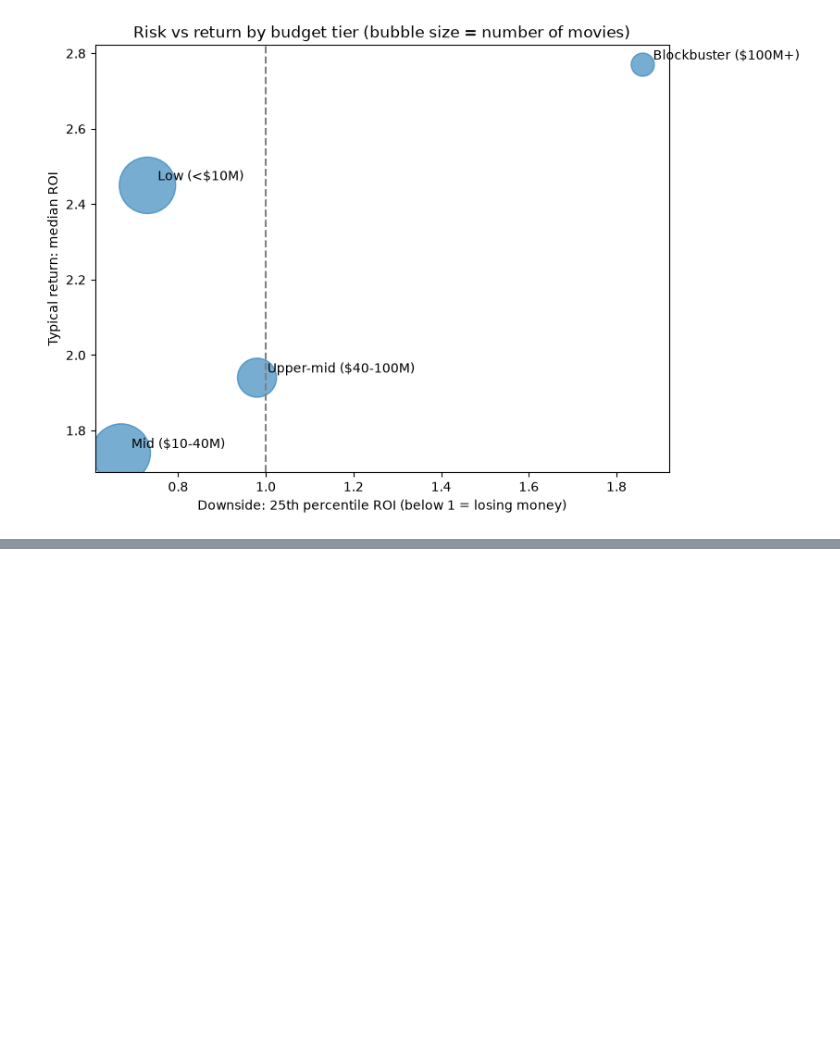
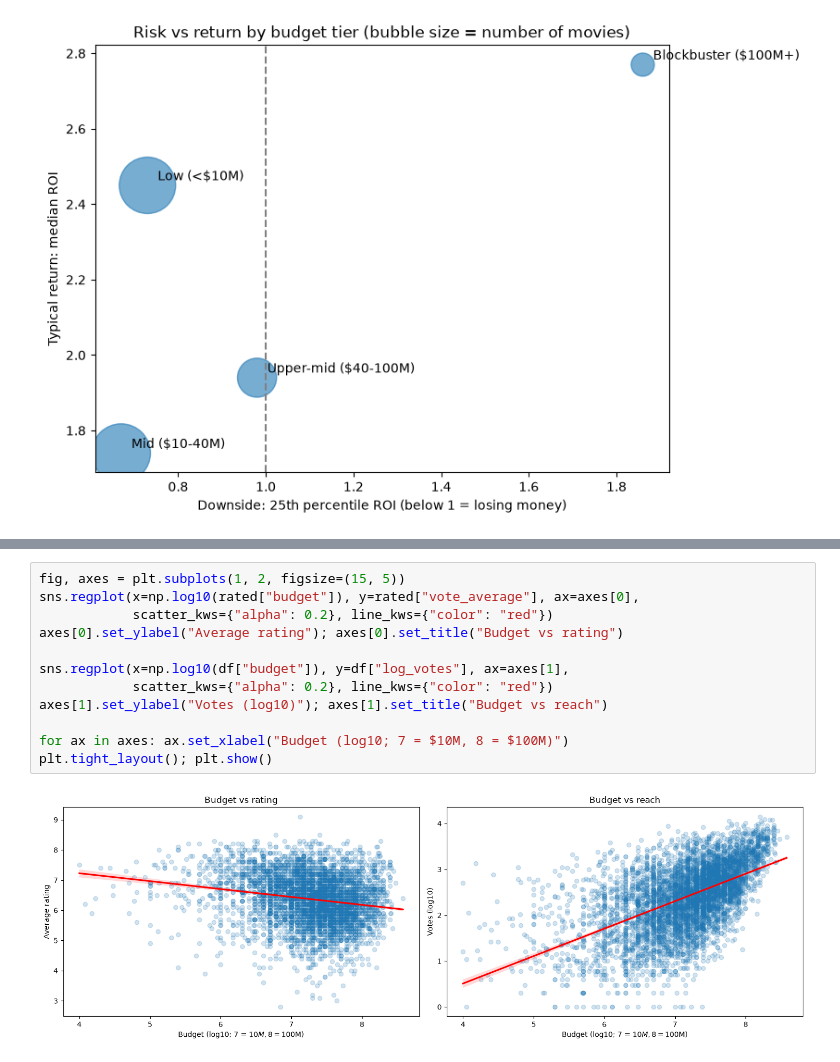
Before and after one commit to nibhatt-png/movieDataAnalysisGraphite, a Jupyter notebook: EDAandCleaning.ipynb, the cells around one changed output, grey strips where cells are left out. Drawn from its saved outputs; the diff is of its cells as text; blank space fills up the shorter version.

```diff
--- a/EDAandCleaning.ipynb
+++ b/EDAandCleaning.ipynb
@@ -598,0 +681,14 @@ plt.show()
+# %%
+fig, axes = plt.subplots(1, 2, figsize=(15, 5))
+sns.regplot(x=np.log10(rated["budget"]), y=rated["vote_average"], ax=axes[0],
+            scatter_kws={"alpha": 0.2}, line_kws={"color": "red"})
+axes[0].set_ylabel("Average rating"); axes[0].set_title("Budget vs rating")
+
+sns.regplot(x=np.log10(df["budget"]), y=df["log_votes"], ax=axes[1],
+            scatter_kws={"alpha": 0.2}, line_kws={"color": "red"})
+axes[1].set_ylabel("Votes (log10)"); axes[1].set_title("Budget vs reach")
+
+for ax in axes: ax.set_xlabel("Budget (log10; 7 = $10M, 8 = $100M)")
+plt.tight_layout(); plt.show()
+# %% [output]
+[figure, added]
```
Also changed, not shown: parts of 15 cells of this notebook, 3 other files.
